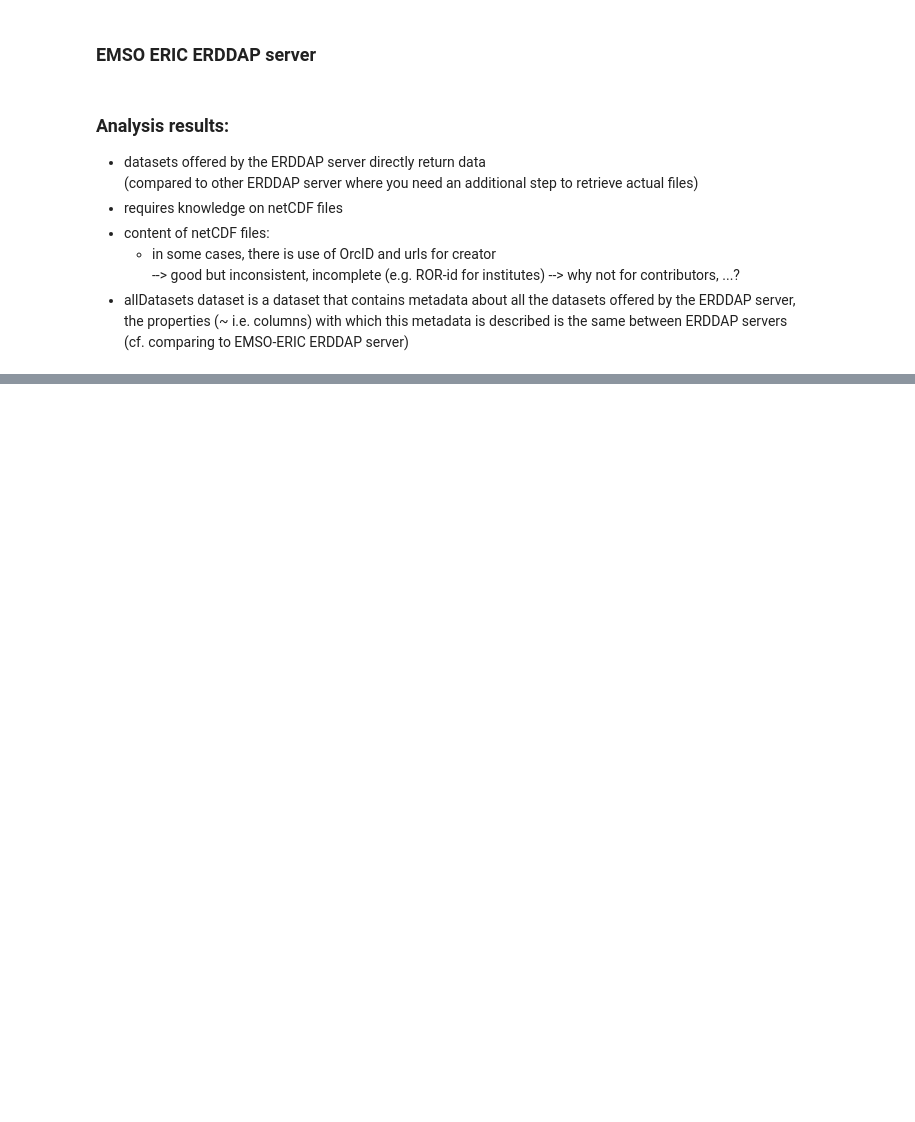
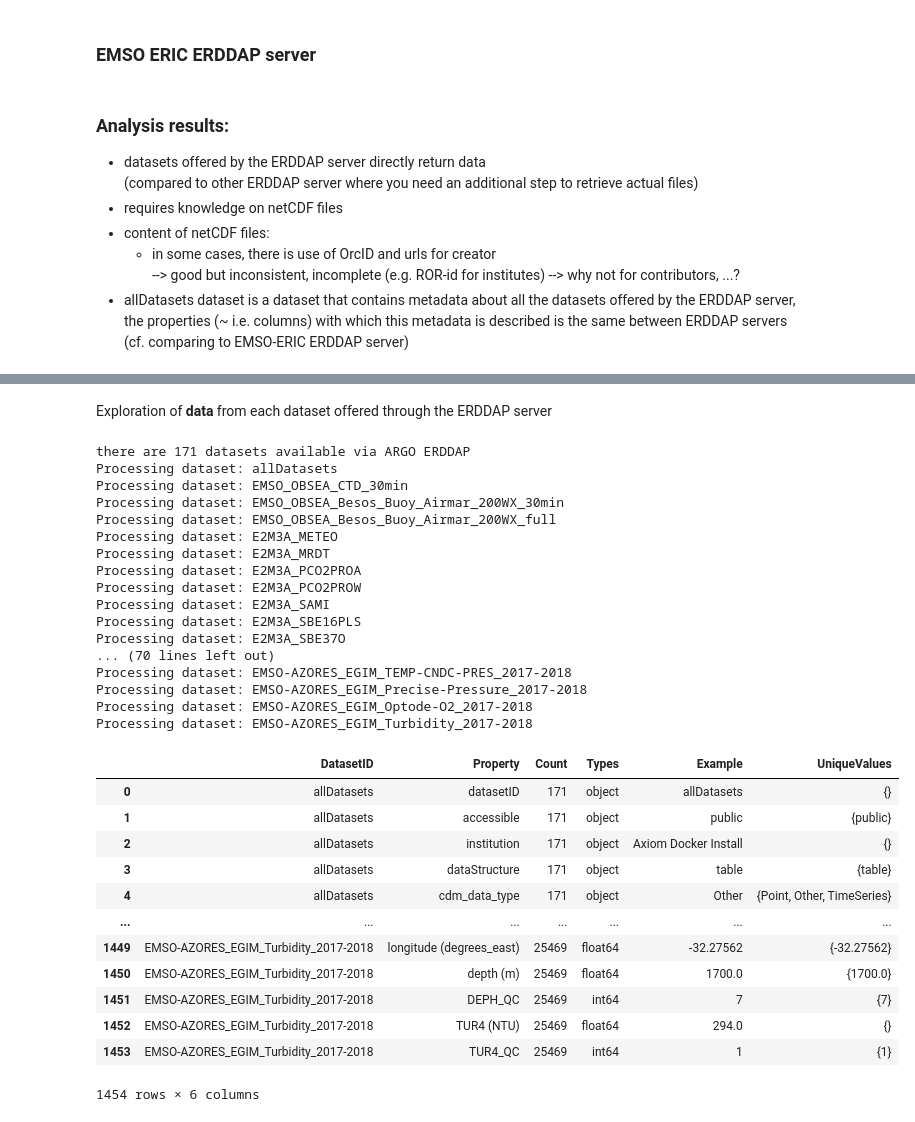
Before and after one commit to vliz-be-opsci/george-analysis, a Jupyter notebook: notebooks/EMSO-ERIC-ERDDAPserver.ipynb, the cells around one changed output, grey strips where cells are left out. Saved outputs shown, nothing was run; the diff lists cells and outputs as text; code cells hidden in the pictures; blank space fills up the shorter version.

```diff
--- a/notebooks/EMSO-ERIC-ERDDAPserver.ipynb
+++ b/notebooks/EMSO-ERIC-ERDDAPserver.ipynb
@@ -46,0 +242,62 @@ EMSO_alldatasets_df.columns
+# %% [markdown]
+Exploration of **data** from each dataset offered through the ERDDAP server
+# %%
+#list datasets
+print(f"there are {len(EMSO_alldatasets_df['datasetID'].drop_duplicates())} datasets available via ARGO ERDDAP")
+
+# Connect to server
+erddap = ERDDAP(server="https://erddap.emso.eu/erddap", protocol="tabledap")
+
+df_summary_full = pd.DataFrame(columns=["DatasetID", "Property", "Count", "Types", "Example"])
+#first half (otherwise code takes too long to run)
+for datasetID in EMSO_alldatasets_df['datasetID'][:len(EMSO_alldatasets_df) // 2]:
+    print(f"Processing dataset: {datasetID}")
+
+    try:
+        # Set the dataset ID
+        erddap.dataset_id = datasetID
+
+        # Fetch data as a 2D dataframe with timeout handling
+        dataset_df = erddap.to_pandas()
+
+        # Process data
+        df_summary = summarize_dataframe(dataset_df, datasetID)
+        df_summary_full = pd.concat([df_summary_full, df_summary], ignore_index=True)
+
+    except Exception as e:
+        print(f"There was an error for {datasetID}: {e}")
+
+df_summary_full
+
+#Property ~ variables (attributes & dimensions not clear)
+# %% [output]
+there are 171 datasets available via ARGO ERDDAP
+Processing dataset: allDatasets
+Processing dataset: EMSO_OBSEA_CTD_30min
+Processing dataset: EMSO_OBSEA_Besos_Buoy_Airmar_200WX_30min
+Processing dataset: EMSO_OBSEA_Besos_Buoy_Airmar_200WX_full
+Processing dataset: E2M3A_METEO
+Processing dataset: E2M3A_MRDT
+Processing dataset: E2M3A_PCO2PROA
+Processing dataset: E2M3A_PCO2PROW
+Processing dataset: E2M3A_SAMI
+Processing dataset: E2M3A_SBE16PLS
+Processing dataset: E2M3A_SBE37O
+... (70 lines left out)
+Processing dataset: EMSO-AZORES_EGIM_TEMP-CNDC-PRES_2017-2018
+Processing dataset: EMSO-AZORES_EGIM_Precise-Pressure_2017-2018
+Processing dataset: EMSO-AZORES_EGIM_Optode-O2_2017-2018
+Processing dataset: EMSO-AZORES_EGIM_Turbidity_2017-2018
+|  | DatasetID | Property | Count | Types | Example | UniqueValues |
+| 0 | allDatasets | datasetID | 171 | object | allDatasets | {} |
+| 1 | allDatasets | accessible | 171 | object | public | {public} |
+| 2 | allDatasets | institution | 171 | object | Axiom Docker Install | {} |
+| 3 | allDatasets | dataStructure | 171 | object | table | {table} |
+| 4 | allDatasets | cdm_data_type | 171 | object | Other | {Point, Other, TimeSeries} |
+| ... | ... | ... | ... | ... | ... | ... |
+| 1449 | EMSO-AZORES_EGIM_Turbidity_2017-2018 | longitude (degrees_east) | 25469 | float64 | -32.27562 | {-32.27562} |
+| 1450 | EMSO-AZORES_EGIM_Turbidity_2017-2018 | depth (m) | 25469 | float64 | 1700.0 | {1700.0} |
+| 1451 | EMSO-AZORES_EGIM_Turbidity_2017-2018 | DEPH_QC | 25469 | int64 | 7 | {7} |
+| 1452 | EMSO-AZORES_EGIM_Turbidity_2017-2018 | TUR4 (NTU) | 25469 | float64 | 294.0 | {} |
+| 1453 | EMSO-AZORES_EGIM_Turbidity_2017-2018 | TUR4_QC | 25469 | int64 | 1 | {1} |
+1454 rows × 6 columns
```
Also changed, not shown: parts of 61 cells of this notebook.
